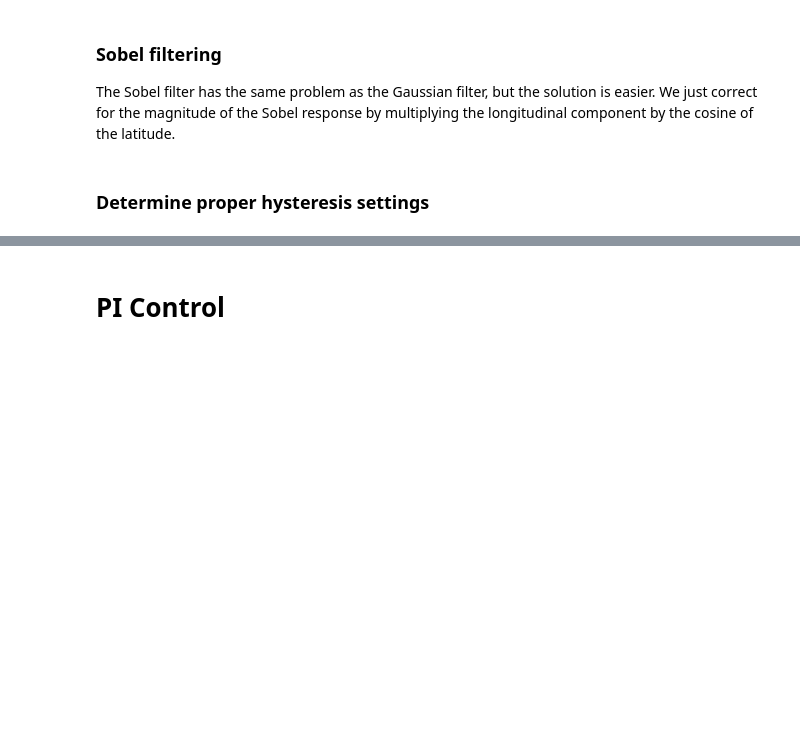
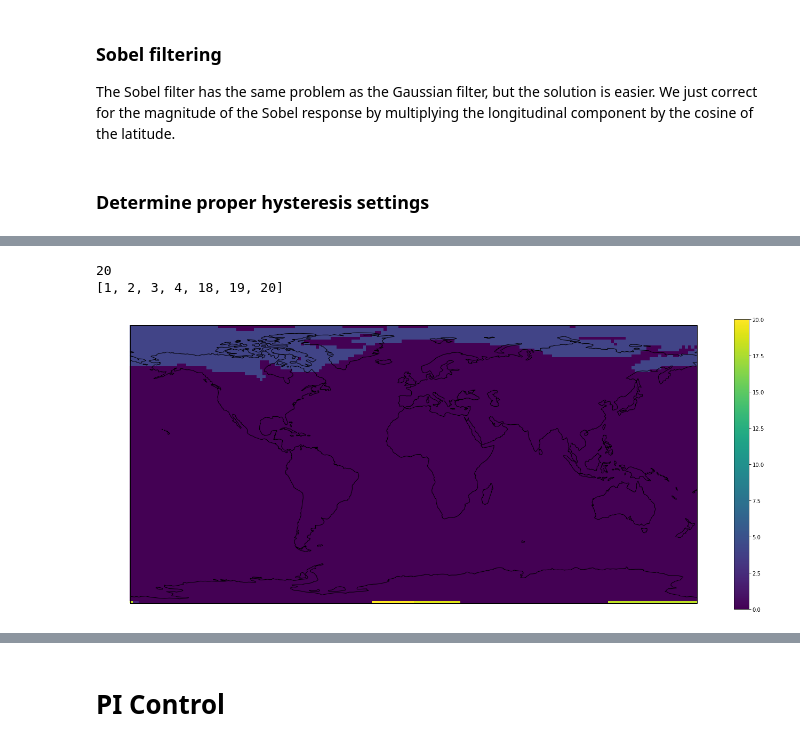
Before and after one commit to abrupt-climate/notebooks, a Jupyter notebook: Temperature.ipynb, the cells around one changed output, grey strips where cells are left out. Drawn from its saved outputs; the diff is of its cells as text; code cells hidden in the pictures; blank space fills up the shorter version.

```diff
--- a/Temperature.ipynb
+++ b/Temperature.ipynb
@@ -177,0 +188,13 @@ plot_orthographic_np(yearly_box, (years[:,None,None]*m).max(axis=0),  cmap='YlGn
+# %%
+labels, n_features = ndimage.label(m, ndimage.generate_binary_structure(3, 3))
+print(n_features)
+big_enough = [x for x in range(1, n_features+1) if (labels==x).sum() > 100]
+print(big_enough)
+labels = np.where(np.isin(labels, big_enough), labels, 0)
+# %% [output]
+20
+[1, 2, 3, 4, 18, 19, 20]
+# %%
+plot_plate_carree(yearly_box, labels.max(axis=0))
+# %% [output]
+[figure, added]
```
Also changed, not shown: parts of 14 cells of this notebook, 3 other files.
